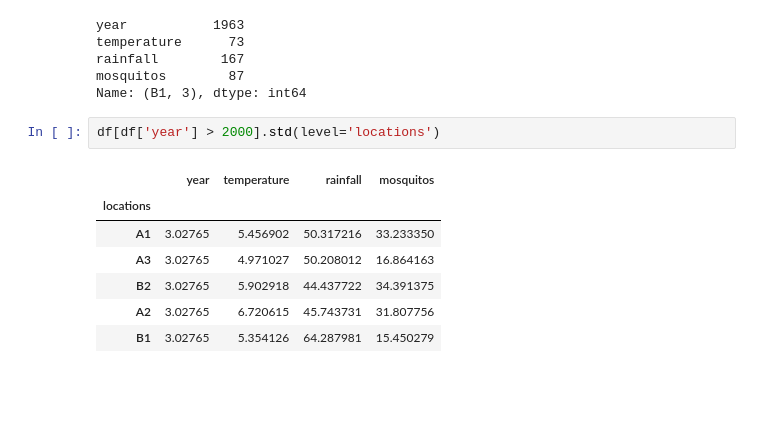
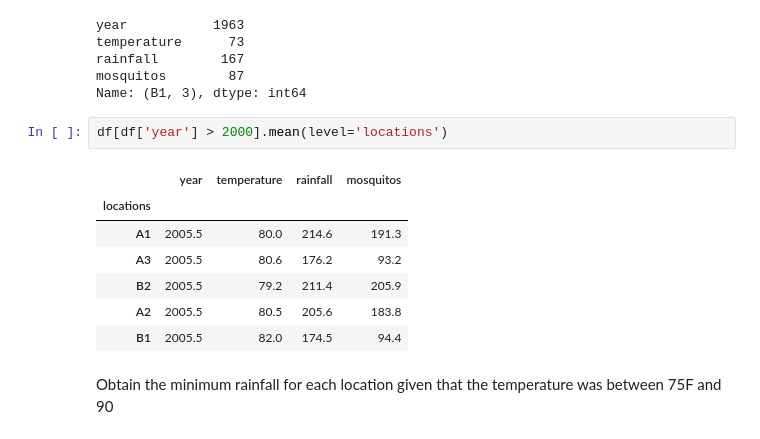
Before and after one commit to dotsdl/swc_ucsf_python, a Jupyter notebook: Mosquito Analysis.ipynb, the cells around one changed output. Cells and saved outputs as stored; diff of their text form; blank space fills up the shorter version.

```diff
--- a/Mosquito Analysis.ipynb
+++ b/Mosquito Analysis.ipynb
@@ -1069,12 +1069,14 @@ rainfall        167
 mosquitos        87
 Name: (B1, 3), dtype: int64
 # %%
-df[df['year'] > 2000].std(level='locations')
+df[df['year'] > 2000].mean(level='locations')
 # %% [output]
 |  | year | temperature | rainfall | mosquitos |
 | locations |  |  |  |  |
-| A1 | 3.02765 | 5.456902 | 50.317216 | 33.233350 |
-| A3 | 3.02765 | 4.971027 | 50.208012 | 16.864163 |
-| B2 | 3.02765 | 5.902918 | 44.437722 | 34.391375 |
-| A2 | 3.02765 | 6.720615 | 45.743731 | 31.807756 |
-| B1 | 3.02765 | 5.354126 | 64.287981 | 15.450279 |
+| A1 | 2005.5 | 80.0 | 214.6 | 191.3 |
+| A3 | 2005.5 | 80.6 | 176.2 | 93.2 |
+| B2 | 2005.5 | 79.2 | 211.4 | 205.9 |
+| A2 | 2005.5 | 80.5 | 205.6 | 183.8 |
+| B1 | 2005.5 | 82.0 | 174.5 | 94.4 |
+# %% [markdown]
+Obtain the minimum rainfall for each location given that the temperature was between 75F and 90
```
